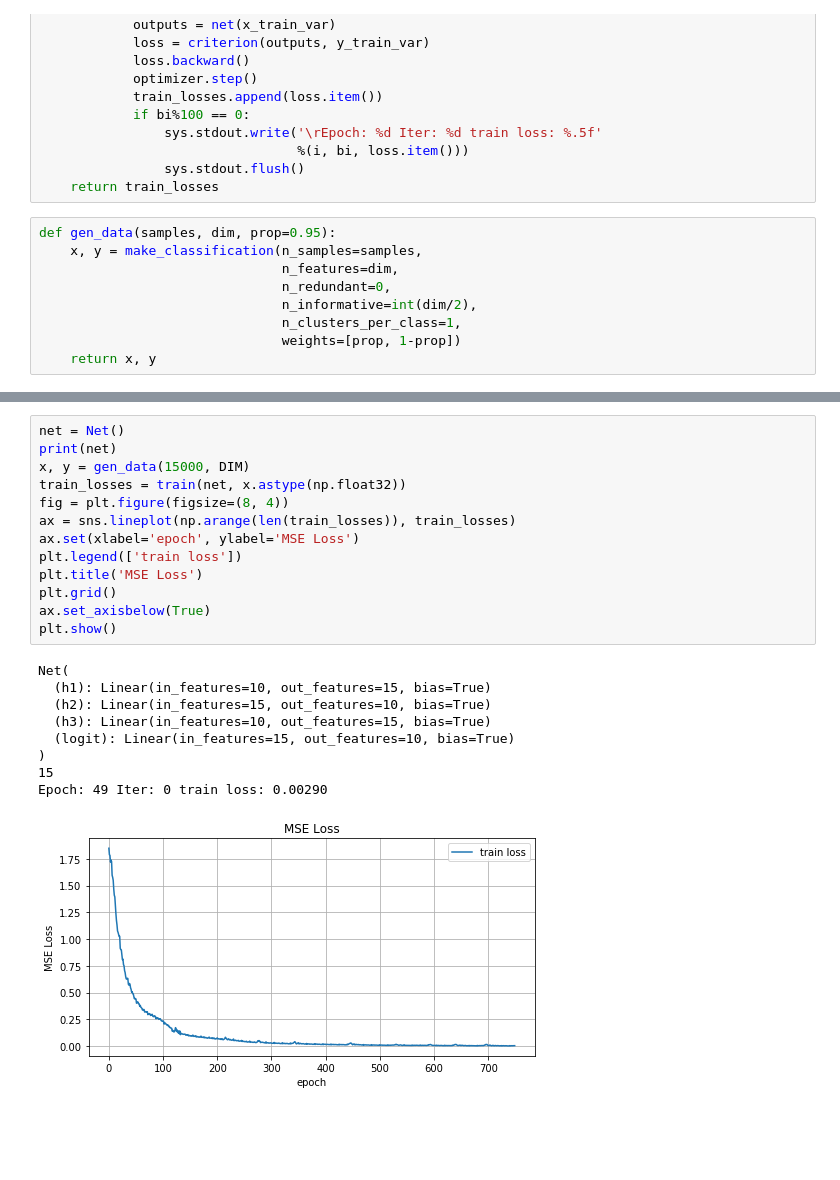
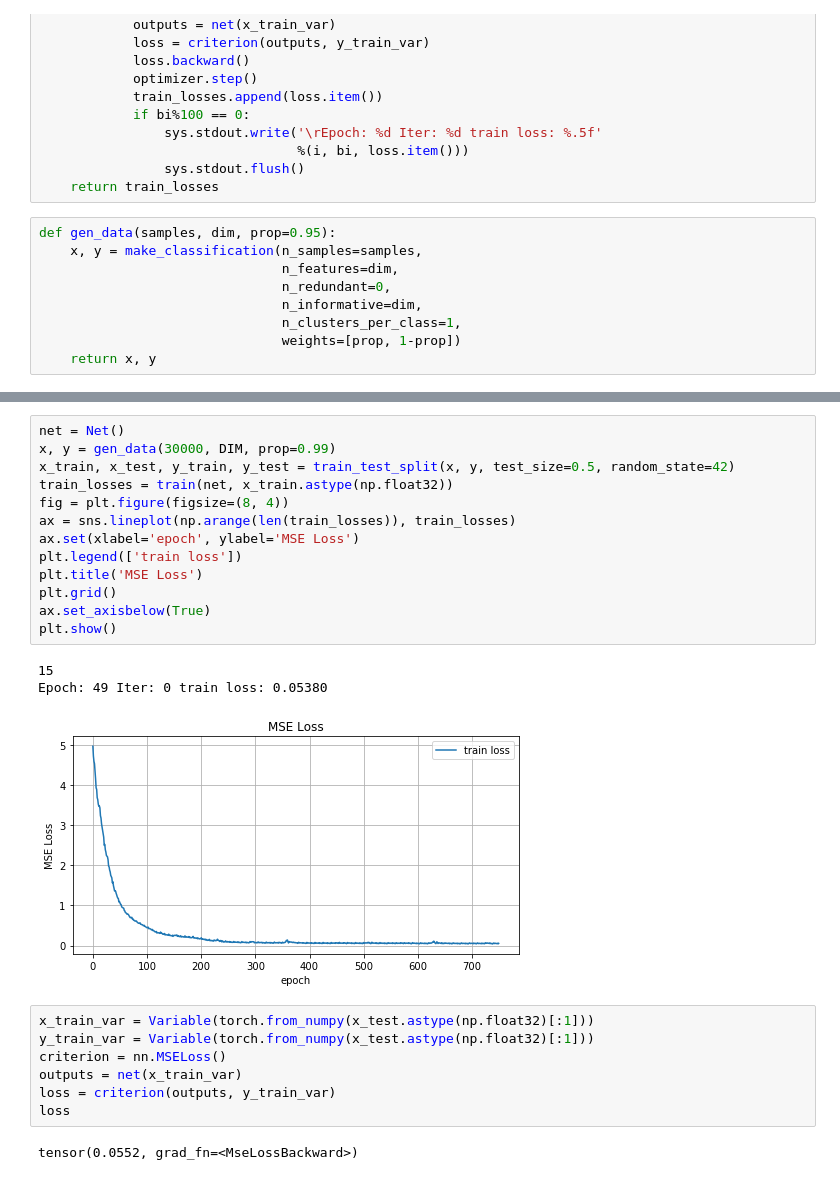
Before and after one commit to MoonL1ght/ML-Things, a Jupyter notebook: DS/autoencoder/autoenc_pytorch_test.ipynb, the cells around one changed output, grey strips where cells are left out. Drawn from its saved outputs; the diff is of its cells as text; blank space fills up the shorter version.

```diff
--- a/DS/autoencoder/autoenc_pytorch_test.ipynb
+++ b/DS/autoencoder/autoenc_pytorch_test.ipynb
@@ -76,7 +78,7 @@ def gen_data(samples, dim, prop=0.95):
     x, y = make_classification(n_samples=samples,
                                n_features=dim,
                                n_redundant=0,
-                               n_informative=int(dim/2),
+                               n_informative=dim,
                                n_clusters_per_class=1,
                                weights=[prop, 1-prop])
     return x, y
@@ -99,23 +101,26 @@ test_gen_data()
 # %%
 net = Net()
-print(net)
-x, y = gen_data(15000, DIM)
-train_losses = train(net, x.astype(np.float32))
+x, y = gen_data(30000, DIM, prop=0.99)
+x_train, x_test, y_train, y_test = train_test_split(x, y, test_size=0.5, random_state=42)
+train_losses = train(net, x_train.astype(np.float32))
 fig = plt.figure(figsize=(8, 4))
 ax = sns.lineplot(np.arange(len(train_losses)), train_losses)
 ax.set(xlabel='epoch', ylabel='MSE Loss')
 plt.legend(['train loss'])
 plt.title('MSE Loss')
 plt.grid()
 ax.set_axisbelow(True)
 plt.show()
 # %% [output]
-Net(
-  (h1): Linear(in_features=10, out_features=15, bias=True)
-  (h2): Linear(in_features=15, out_features=10, bias=True)
-  (h3): Linear(in_features=10, out_features=15, bias=True)
-  (logit): Linear(in_features=15, out_features=10, bias=True)
-)
 15
-Epoch: 49 Iter: 0 train loss: 0.00290
+Epoch: 49 Iter: 0 train loss: 0.05380
-[figure, old version]
+[figure, new version]
+# %%
+x_train_var = Variable(torch.from_numpy(x_test.astype(np.float32)[:1]))
+y_train_var = Variable(torch.from_numpy(x_test.astype(np.float32)[:1]))
+criterion = nn.MSELoss()
+outputs = net(x_train_var)
+loss = criterion(outputs, y_train_var)
+loss
+# %% [output]
+tensor(0.0552, grad_fn=<MseLossBackward>)
```
Also changed, not shown: parts of 17 cells of this notebook, 2 other files.
